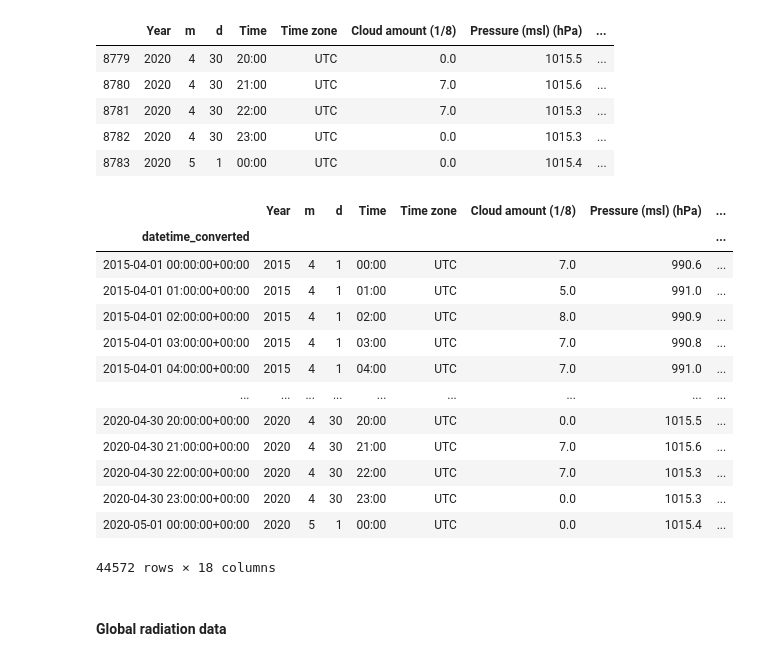
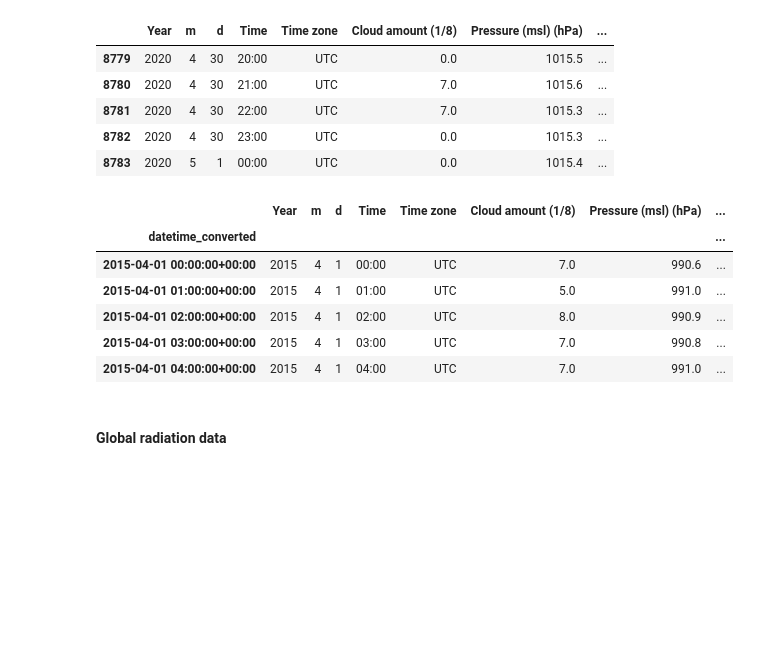
Before and after one commit to screwdriver66/solar_prod_suvilahti, a Jupyter notebook: data_gathering.ipynb, the cells around one changed output. Saved outputs shown, nothing was run; the diff lists cells and outputs as text; code cells hidden in the pictures; blank space fills up the shorter version.

```diff
--- a/data_gathering.ipynb
+++ b/data_gathering.ipynb
@@ -38,10 +41,10 @@ import pandas as pd
 from matplotlib import pyplot as plt
 import pytz
 
-def multiple_years_files_gather_data(year_range_start,year_range_end, string):
+def multiple_years_files_gather_data(year_range, string):
     df = pd.DataFrame()
     #adding to one dataframe
-    for year in range(year_range_start,year_range_end):
+    for year in year_range:
         year_start = str(year)
         year_end = str(year+1)
         df_temp = pd.read_csv('../datasets/'+ string + year_start + '_'+ year_end + '.csv')
@@ -50,9 +53,8 @@ def multiple_years_files_gather_data(year_range_start,year_range_end, string):
 # %% [markdown]
 #### Weather observation data
 # %%
-year_range_start = 15
-year_range_end = 20
-df_weather = multiple_years_files_gather_data(year_range_start=year_range_start, year_range_end=year_range_end, string='initial_weather_obs_')
+year_range = np.arange(15,20)
+df_weather = multiple_years_files_gather_data(year_range=year_range, string='initial_weather_obs_')
 # %%
 df_weather.tail()
 # %% [output]
@@ -68,22 +70,15 @@ df_weather['datetime'] = df_weather['Year'].astype(str)+'-'+df_weather['m'].asty
 df_weather['datetime_converted'] = pd.to_datetime(df_weather['datetime'], utc=True)
 df_weather = df_weather.set_index(pd.DatetimeIndex(df_weather['datetime_converted'],dayfirst=True))
 # %%
-df_weather
+df_weather.head()
 # %% [output]
 |  | Year | m | d | Time | Time zone | Cloud amount (1/8) | Pressure (msl) (hPa) | ... |
 | datetime_converted |  |  |  |  |  |  |  | ... |
 | 2015-04-01 00:00:00+00:00 | 2015 | 4 | 1 | 00:00 | UTC | 7.0 | 990.6 | ... |
 | 2015-04-01 01:00:00+00:00 | 2015 | 4 | 1 | 01:00 | UTC | 5.0 | 991.0 | ... |
 | 2015-04-01 02:00:00+00:00 | 2015 | 4 | 1 | 02:00 | UTC | 8.0 | 990.9 | ... |
 | 2015-04-01 03:00:00+00:00 | 2015 | 4 | 1 | 03:00 | UTC | 7.0 | 990.8 | ... |
 | 2015-04-01 04:00:00+00:00 | 2015 | 4 | 1 | 04:00 | UTC | 7.0 | 991.0 | ... |
-| ... | ... | ... | ... | ... | ... | ... | ... | ... |
-| 2020-04-30 20:00:00+00:00 | 2020 | 4 | 30 | 20:00 | UTC | 0.0 | 1015.5 | ... |
-| 2020-04-30 21:00:00+00:00 | 2020 | 4 | 30 | 21:00 | UTC | 7.0 | 1015.6 | ... |
-| 2020-04-30 22:00:00+00:00 | 2020 | 4 | 30 | 22:00 | UTC | 7.0 | 1015.3 | ... |
-| 2020-04-30 23:00:00+00:00 | 2020 | 4 | 30 | 23:00 | UTC | 0.0 | 1015.3 | ... |
-| 2020-05-01 00:00:00+00:00 | 2020 | 5 | 1 | 00:00 | UTC | 0.0 | 1015.4 | ... |
-44572 rows × 18 columns
 # %% [markdown]
 #### Global radiation data
 # %%
```
Also changed, not shown: parts of 36 cells of this notebook, 7 other files.
